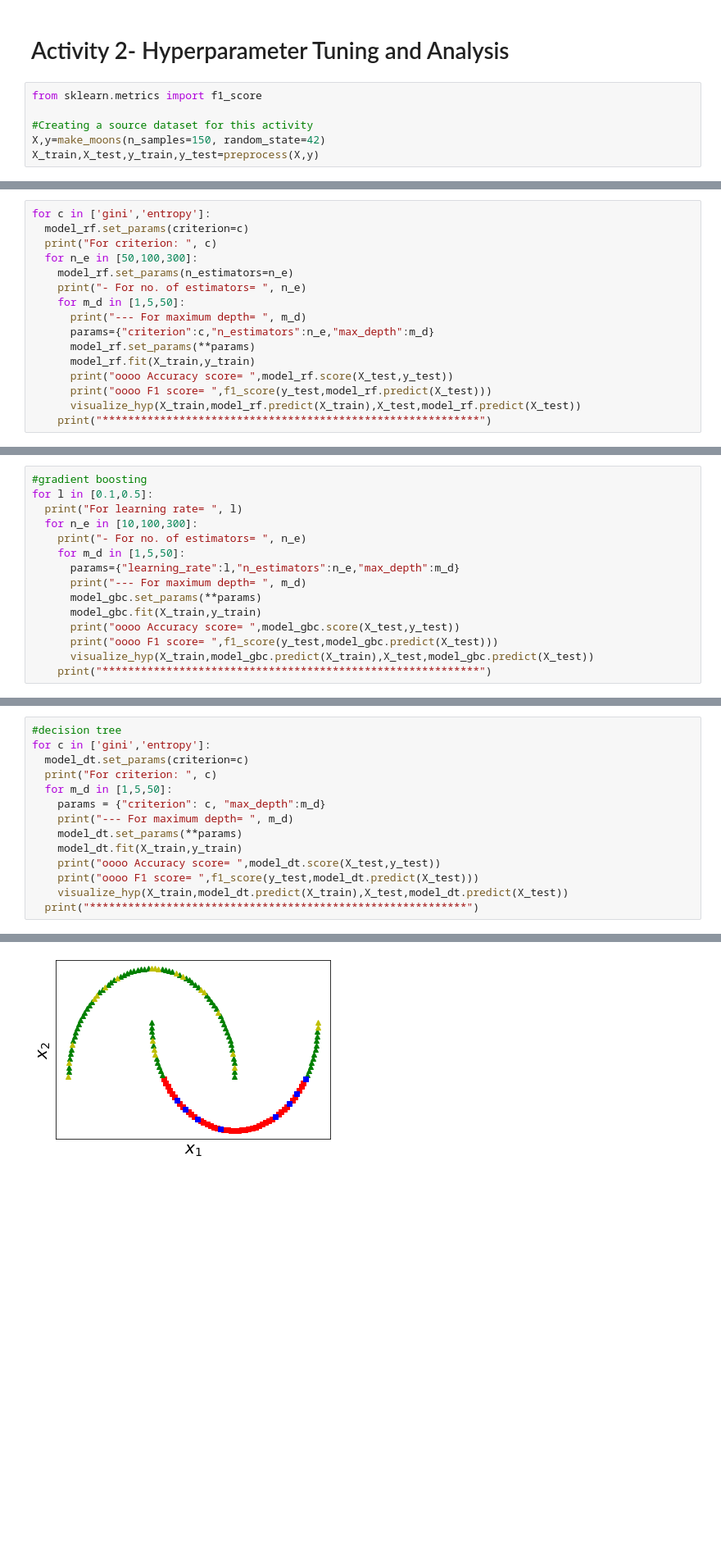
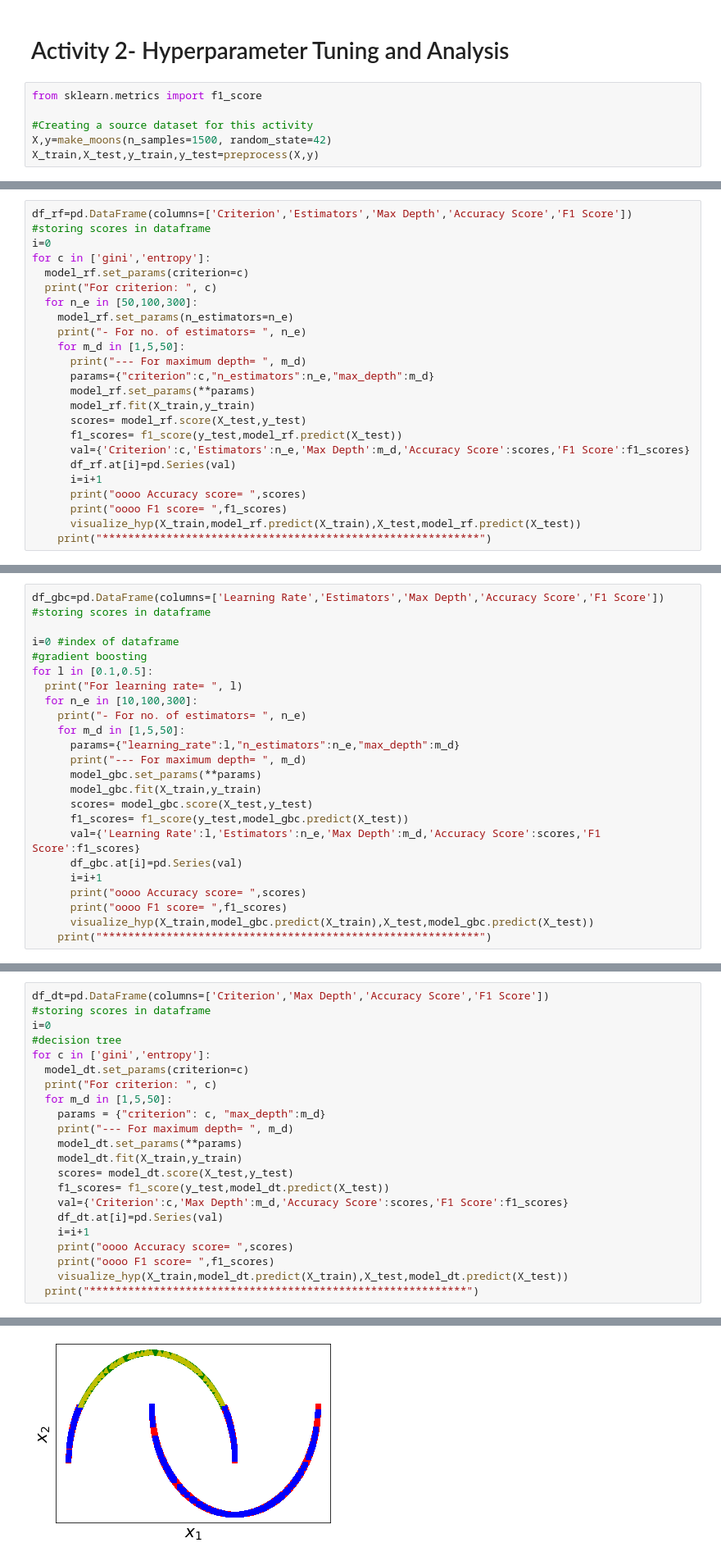
Before and after one commit to nixmaverick1997/EnsembleMethods, a Jupyter notebook: EnsembleMethods.ipynb, the cells around one changed output, grey strips where cells are left out. Shown: that part at 82% size. Saved outputs shown, nothing was run; the diff lists cells and outputs as text; blank space fills up the shorter version.

Commit message:
Added more functionality to log scores of ensemble models

```diff
--- a/EnsembleMethods.ipynb
+++ b/EnsembleMethods.ipynb
@@ -108,7 +109,7 @@ As seen in the above diagram, **decision tree classifier** suffers the *worst* a
 from sklearn.metrics import f1_score
 
 #Creating a source dataset for this activity
-X,y=make_moons(n_samples=150, random_state=42)
+X,y=make_moons(n_samples=1500, random_state=42)
 X_train,X_test,y_train,y_test=preprocess(X,y)
 # %%
 def visualize_hyp(X_train,y_train_pred,X_test,y_test_pred):
@@ -155,6 +158,9 @@ random_state
 verbose
 warm_start
 # %%
+df_rf=pd.DataFrame(columns=['Criterion','Estimators','Max Depth','Accuracy Score','F1 Score'])
+#storing scores in dataframe
+i=0
 for c in ['gini','entropy']:
   model_rf.set_params(criterion=c)
   print("For criterion: ", c)
@@ -166,8 +172,13 @@ for c in ['gini','entropy']:
       params={"criterion":c,"n_estimators":n_e,"max_depth":m_d}
       model_rf.set_params(**params)
       model_rf.fit(X_train,y_train)
-      print("oooo Accuracy score= ",model_rf.score(X_test,y_test))
-      print("oooo F1 score= ",f1_score(y_test,model_rf.predict(X_test)))
+      scores= model_rf.score(X_test,y_test)
+      f1_scores= f1_score(y_test,model_rf.predict(X_test))
+      val={'Criterion':c,'Estimators':n_e,'Max Depth':m_d,'Accuracy Score':scores,'F1 Score':f1_scores}
+      df_rf.at[i]=pd.Series(val)
+      i=i+1
+      print("oooo Accuracy score= ",scores)
+      print("oooo F1 score= ",f1_scores)
       visualize_hyp(X_train,model_rf.predict(X_train),X_test,model_rf.predict(X_test))
     print("***********************************************************")
 # %% [output]
@@ -227,6 +258,10 @@ validation_fraction
 verbose
 warm_start
 # %%
+df_gbc=pd.DataFrame(columns=['Learning Rate','Estimators','Max Depth','Accuracy Score','F1 Score'])
+#storing scores in dataframe
+
+i=0 #index of dataframe
 #gradient boosting
 for l in [0.1,0.5]:
   print("For learning rate= ", l)
@@ -237,8 +272,13 @@ for l in [0.1,0.5]:
       print("--- For maximum depth= ", m_d)
       model_gbc.set_params(**params)
       model_gbc.fit(X_train,y_train)
-      print("oooo Accuracy score= ",model_gbc.score(X_test,y_test))
-      print("oooo F1 score= ",f1_score(y_test,model_gbc.predict(X_test)))
+      scores= model_gbc.score(X_test,y_test)
+      f1_scores= f1_score(y_test,model_gbc.predict(X_test))
+      val={'Learning Rate':l,'Estimators':n_e,'Max Depth':m_d,'Accuracy Score':scores,'F1 Score':f1_scores}
+      df_gbc.at[i]=pd.Series(val)
+      i=i+1
+      print("oooo Accuracy score= ",scores)
+      print("oooo F1 score= ",f1_scores)
       visualize_hyp(X_train,model_gbc.predict(X_train),X_test,model_gbc.predict(X_test))
     print("***********************************************************")
 # %% [output]
@@ -290,6 +330,9 @@ min_weight_fraction_leaf
 random_state
 splitter
 # %%
+df_dt=pd.DataFrame(columns=['Criterion','Max Depth','Accuracy Score','F1 Score'])
+#storing scores in dataframe
+i=0
 #decision tree
 for c in ['gini','entropy']:
   model_dt.set_params(criterion=c)
@@ -299,8 +342,13 @@ for c in ['gini','entropy']:
     print("--- For maximum depth= ", m_d)
     model_dt.set_params(**params)
     model_dt.fit(X_train,y_train)
-    print("oooo Accuracy score= ",model_dt.score(X_test,y_test))
-    print("oooo F1 score= ",f1_score(y_test,model_dt.predict(X_test)))
+    scores= model_dt.score(X_test,y_test)
+    f1_scores= f1_score(y_test,model_dt.predict(X_test))
+    val={'Criterion':c,'Max Depth':m_d,'Accuracy Score':scores,'F1 Score':f1_scores}
+    df_dt.at[i]=pd.Series(val)
+    i=i+1
+    print("oooo Accuracy score= ",scores)
+    print("oooo F1 score= ",f1_scores)
     visualize_hyp(X_train,model_dt.predict(X_train),X_test,model_dt.predict(X_test))
   print("***********************************************************")
 # %% [output]
@@ -325,4 +373,4 @@ oooo F1 score=  0.761904761904762
-[figure, old version]
+[figure, new version]
 --- For maximum depth=  5
 oooo Accuracy score=  1.0
 oooo F1 score=  1.0
```
Also changed, not shown: parts of 8 cells of this notebook.
